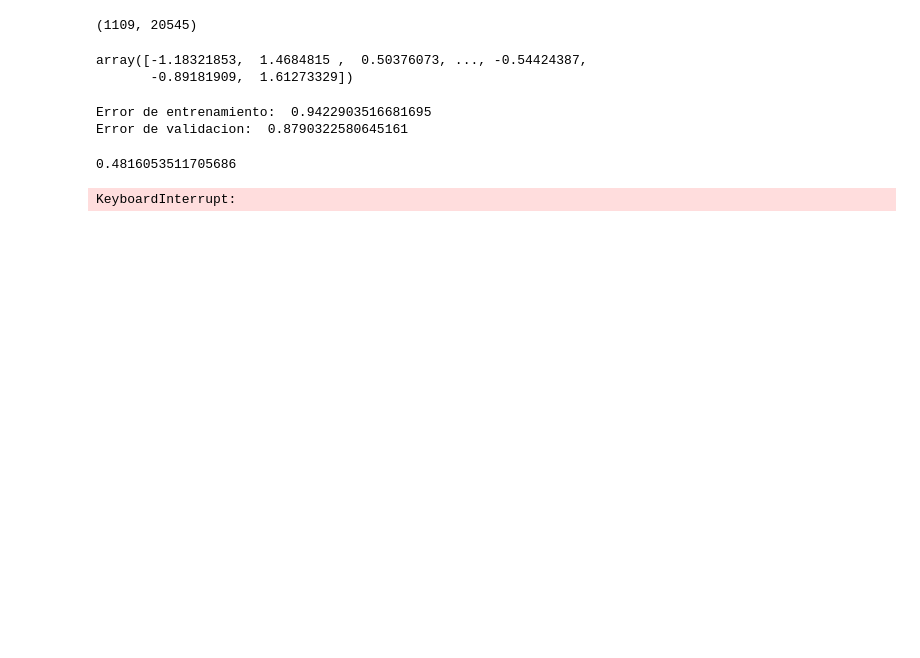
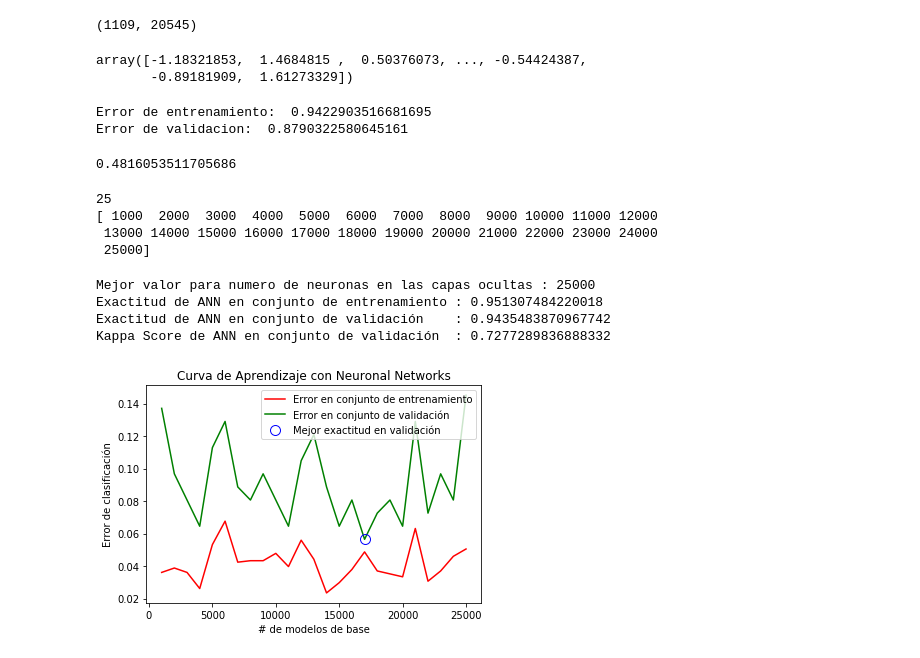
Before and after one commit to Jantunev/ProyectoML, a Jupyter notebook: 5_NeuronalNetwork.ipynb, the cells around one changed output. Drawn from its saved outputs; the diff is of its cells as text; code cells hidden in the pictures; blank space fills up the shorter version.

```diff
--- a/5_NeuronalNetwork.ipynb
+++ b/5_NeuronalNetwork.ipynb
@@ -75,20 +75,27 @@ tup_y_predict = [int(i) for i in tup_y_predict]
 cohen_kappa_score(tup_y_train,tup_y_predict)
 # %% [output]
 0.4816053511705686
+# %%
+from sklearn.neural_network import MLPClassifier
+from sklearn.metrics import cohen_kappa_score
+
+mejor_score = 0
+mejor_num_neurons_hidden = None
+mejor_modelo_mlp = None
+mlp_error_train = []
+mlp_error_val = []
+
+num_neurons_hidden_grid = np.linspace(1000,25000,25).astype(int)  # ~ [250, 500, 750, ..., 25000]
+print(len(num_neurons_hidden_grid))
+print(num_neurons_hidden_grid)
+# %% [output]
+25
+[ 1000  2000  3000  4000  5000  6000  7000  8000  9000 10000 11000 12000
+ 13000 14000 15000 16000 17000 18000 19000 20000 21000 22000 23000 24000
+ 25000]
 # %%
-from sklearn.neural_network import MLPClassifier
-from sklearn.metrics import cohen_kappa_score
-
-mejor_score = 0
-mejor_num_neurons_hidden = None
-mejor_modelo_mlp = None
-mlp_error_train = []
-mlp_error_val = []
-
-num_neurons_hidden_grid = np.linspace(1000,25000,1000).astype(int)  # ~ [250, 500, 750, ..., 25000]
-
 for num_neurons_hidden in num_neurons_hidden_grid:
-    modelo_mlp = MLPClassifier(solver='lbfgs', alpha=1e-5, hidden_layer_sizes=(2, num_neurons_hidden), random_state=1)
+    modelo_mlp = MLPClassifier(solver='lbfgs', alpha=1e-5,activation='relu', hidden_layer_sizes=(2, num_neurons_hidden), random_state=1)
     modelo_mlp.fit(X_train, y_train.values.ravel())
 
     score_train = modelo_mlp.score(X_train, y_train.values.ravel())
@@ -112,27 +119,35 @@ tup_y_train = list(np.transpose(y_test['Tumor']))
 
 tup_y_predict = [int(i) for i in tup_y_predict]
 
-print ("Mejor valor para numero de neuronas en las capas ocultas :", num_neuronas_hidden)
+print ("Mejor valor para numero de neuronas en las capas ocultas :", num_neurons_hidden)
 print ("Exactitud de ANN en conjunto de entrenamiento :", modelo_mlp.score(X_train, y_train.values.ravel()))
 print ("Exactitud de ANN en conjunto de validación    :", modelo_mlp.score(X_test, y_test.values.ravel()))
 print ("Kappa Score de ANN en conjunto de validación  :", cohen_kappa_score(tup_y_train,tup_y_predict))
 # %% [output]
-KeyboardInterrupt:
+Mejor valor para numero de neuronas en las capas ocultas : 25000
+Exactitud de ANN en conjunto de entrenamiento : 0.951307484220018
+Exactitud de ANN en conjunto de validación    : 0.9435483870967742
+Kappa Score de ANN en conjunto de validación  : 0.7277289836888332
 # %%
+import matplotlib.pyplot as plt
+%matplotlib inline
+
 plt.figure()
-plt.plot(num_neurons_hidden_grid, mpl_error_train,
+plt.plot(num_neurons_hidden_grid, mlp_error_train,
         label='Error en conjunto de entrenamiento',
         color='red')
-plt.plot(num_neurons_hidden_grid, mpl_error_val,
+plt.plot(num_neurons_hidden_grid, mlp_error_val,
         label='Error en conjunto de validación',
         color='green')
 plt.plot(mejor_num_neurons_hidden, 1-mejor_score, 'o', markersize=10,
          label="Mejor exactitud en validación", fillstyle="none", c='b', mew=1)
 plt.xlabel("# de modelos de base")
 plt.ylabel("Error de clasificación")
 plt.title("Curva de Aprendizaje con Neuronal Networks")
 plt.legend(loc=0, numpoints=1)
 plt.show()
+# %% [output]
+[figure, added]
 # %%
 from sklearn import metrics
 
```
Also changed, not shown: parts of 1 cell of this notebook, 1 other file.
